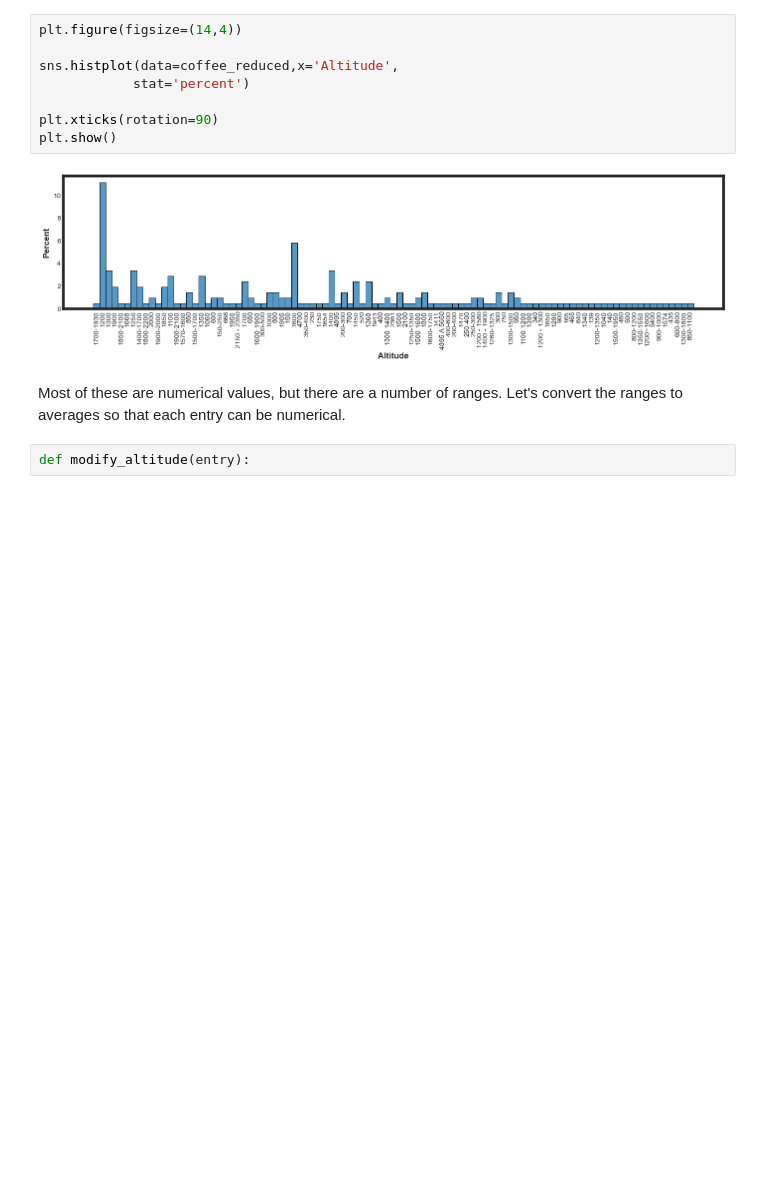
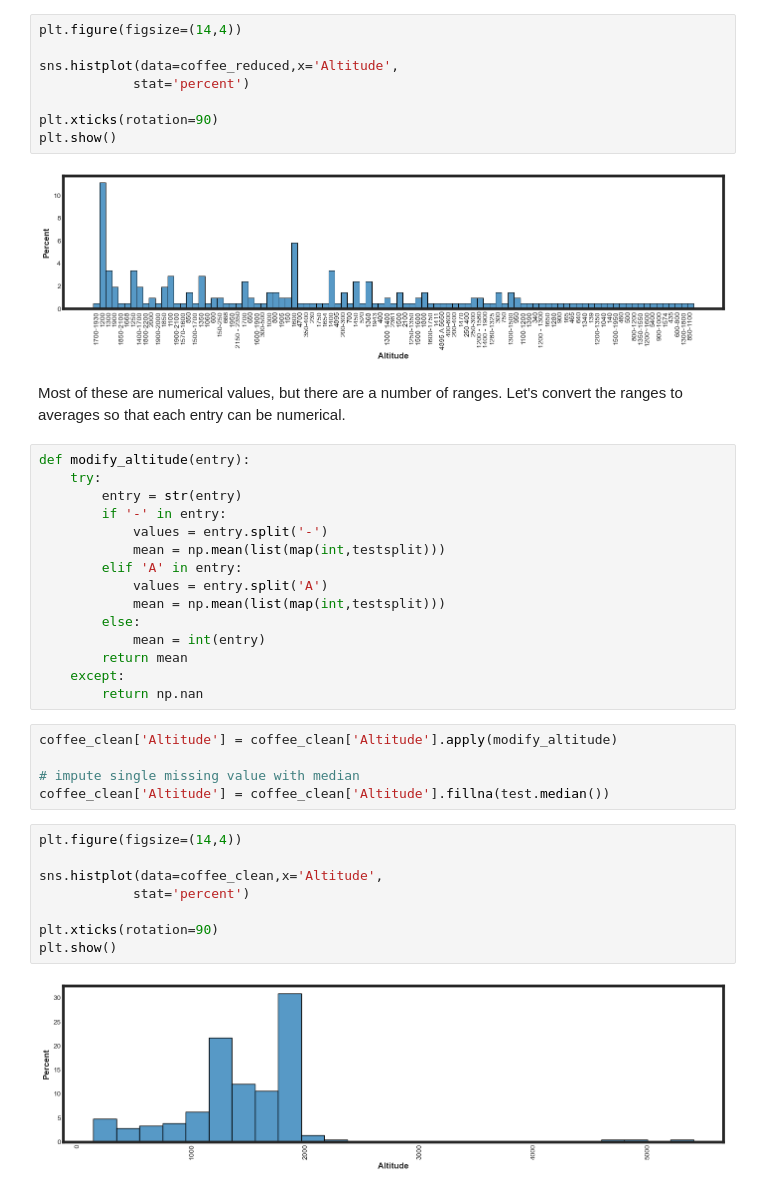
Before and after one commit to joshfuchs/DataScience_projects, a Jupyter notebook: coffee quality.ipynb, the cells around one changed output. Cells and saved outputs as stored; diff of their text form; blank space fills up the shorter version.

Commit message:
altitude cleaning

```diff
--- a/coffee quality.ipynb
+++ b/coffee quality.ipynb
@@ -338,3 +338,31 @@ plt.show()
 Most of these are numerical values, but there are a number of ranges. Let's convert the ranges to averages so that each entry can be numerical.
 # %%
 def modify_altitude(entry):
+    try:
+        entry = str(entry)
+        if '-' in entry:
+            values = entry.split('-')
+            mean = np.mean(list(map(int,testsplit)))
+        elif 'A' in entry:
+            values = entry.split('A')
+            mean = np.mean(list(map(int,testsplit)))
+        else:
+            mean = int(entry)
+        return mean
+    except:
+        return np.nan
+# %%
+coffee_clean['Altitude'] = coffee_clean['Altitude'].apply(modify_altitude)
+
+# impute single missing value with median
+coffee_clean['Altitude'] = coffee_clean['Altitude'].fillna(test.median())
+# %%
+plt.figure(figsize=(14,4))
+
+sns.histplot(data=coffee_clean,x='Altitude',
+            stat='percent')
+
+plt.xticks(rotation=90)
+plt.show()
+# %% [output]
+[figure, added]
```
